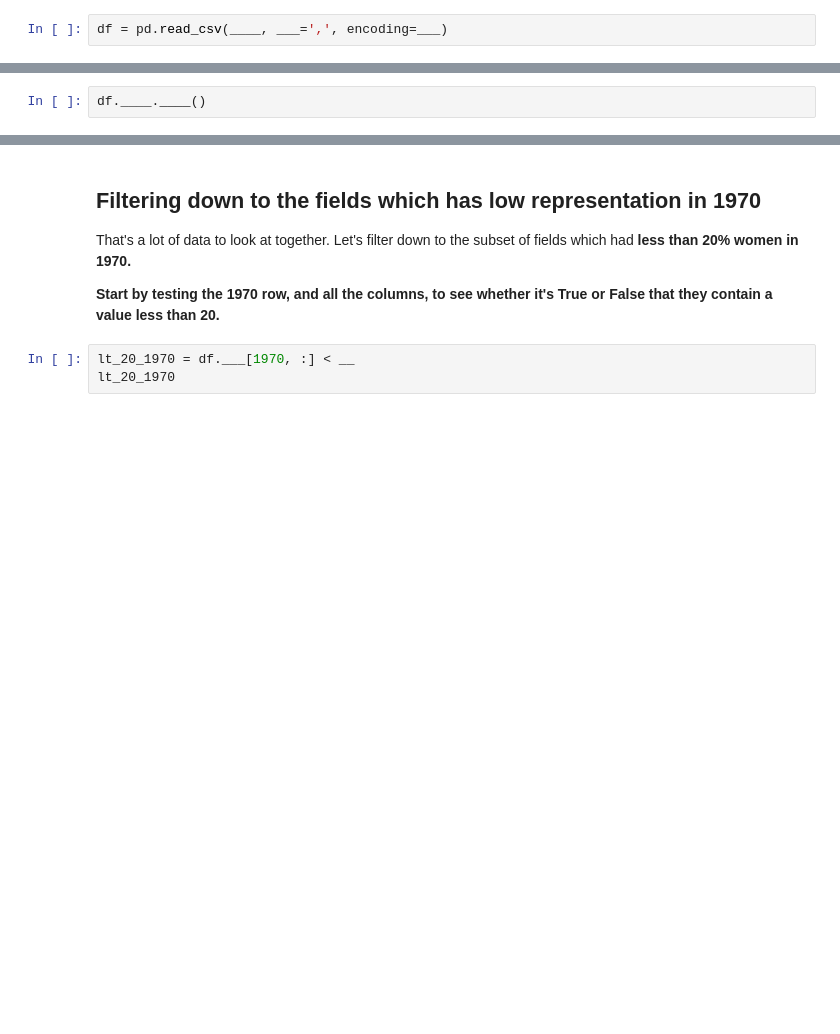
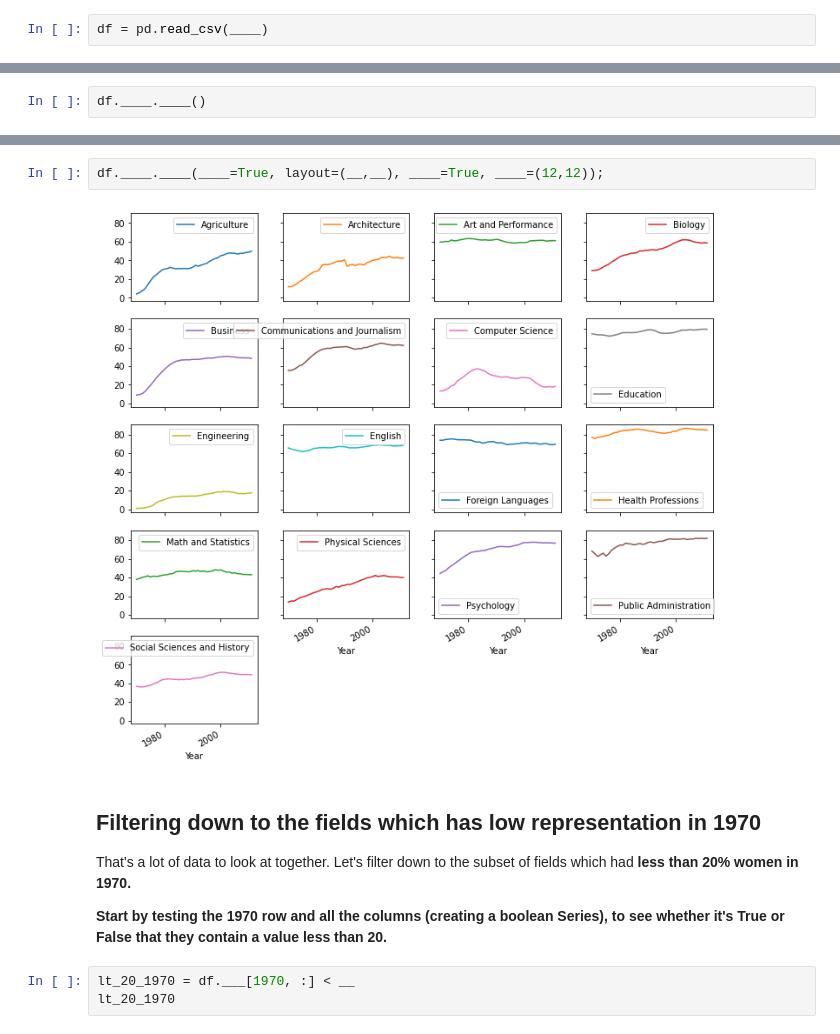
Before and after one commit to emonson/pandas-jupyterlab, a Jupyter notebook: PlottingExercise.ipynb, the cells around one changed output, grey strips where cells are left out. Drawn from its saved outputs; the diff is of its cells as text; blank space fills up the shorter version.

```diff
--- a/PlottingExercise.ipynb
+++ b/PlottingExercise.ipynb
@@ -30,5 +27,5 @@ Now we want to load in a more full set of data on the percent of women in variou
 # %%
-df = pd.read_csv(____, ___=',', encoding=___)
+df = pd.read_csv(____)
 # %% [markdown]
 ### Display the first 6 lines of the DataFrame
 # %%
@@ -54,9 +57,13 @@ df.____.____()
+# %%
+df.____.____(____=True, layout=(__,__), ____=True, ____=(12,12));
+# %% [output]
+[figure, added]
 # %% [markdown]
 ## Filtering down to the fields which has low representation in 1970
 
 That's a lot of data to look at together. Let's filter down to the subset of fields which had **less than 20% women in 1970.**
 
-**Start by testing the 1970 row, and all the columns, to see whether it's True or False that they contain a value less than 20.**
+**Start by testing the 1970 row and all the columns (creating a boolean Series), to see whether it's True or False that they contain a value less than 20.**
 # %%
 lt_20_1970 = df.___[1970, :] < __
 lt_20_1970
```
Also changed, not shown: parts of 6 cells of this notebook, 13 other files.
